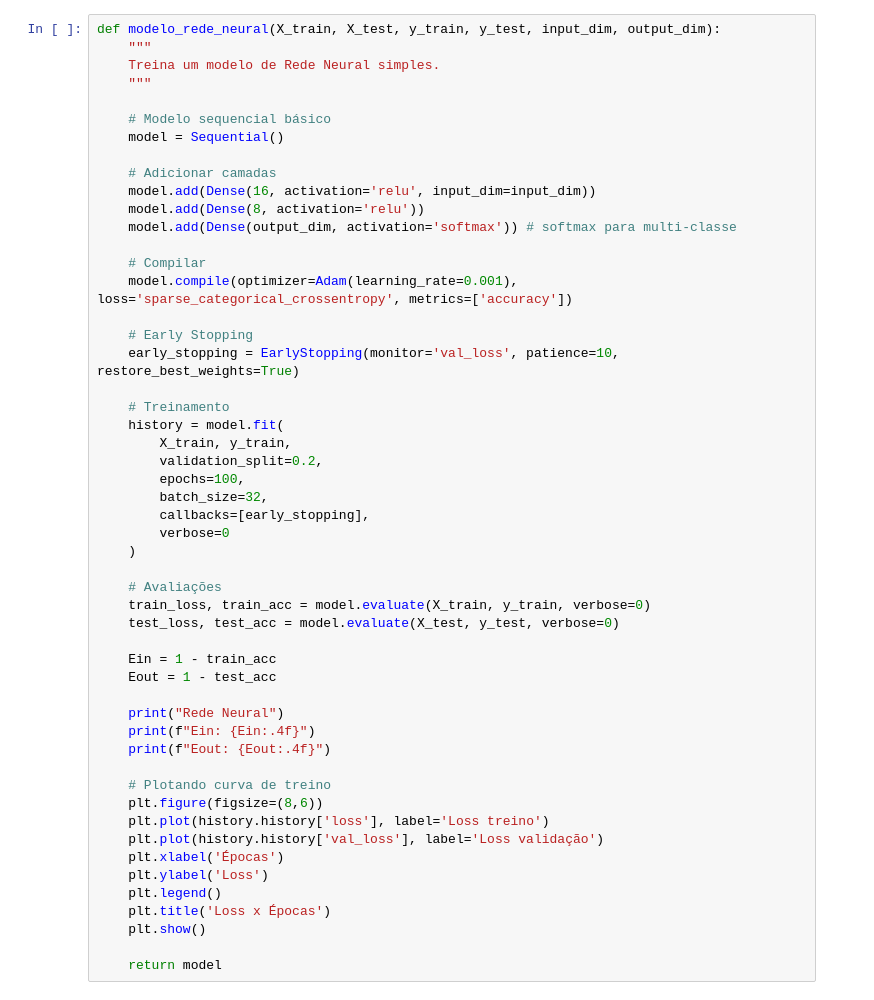
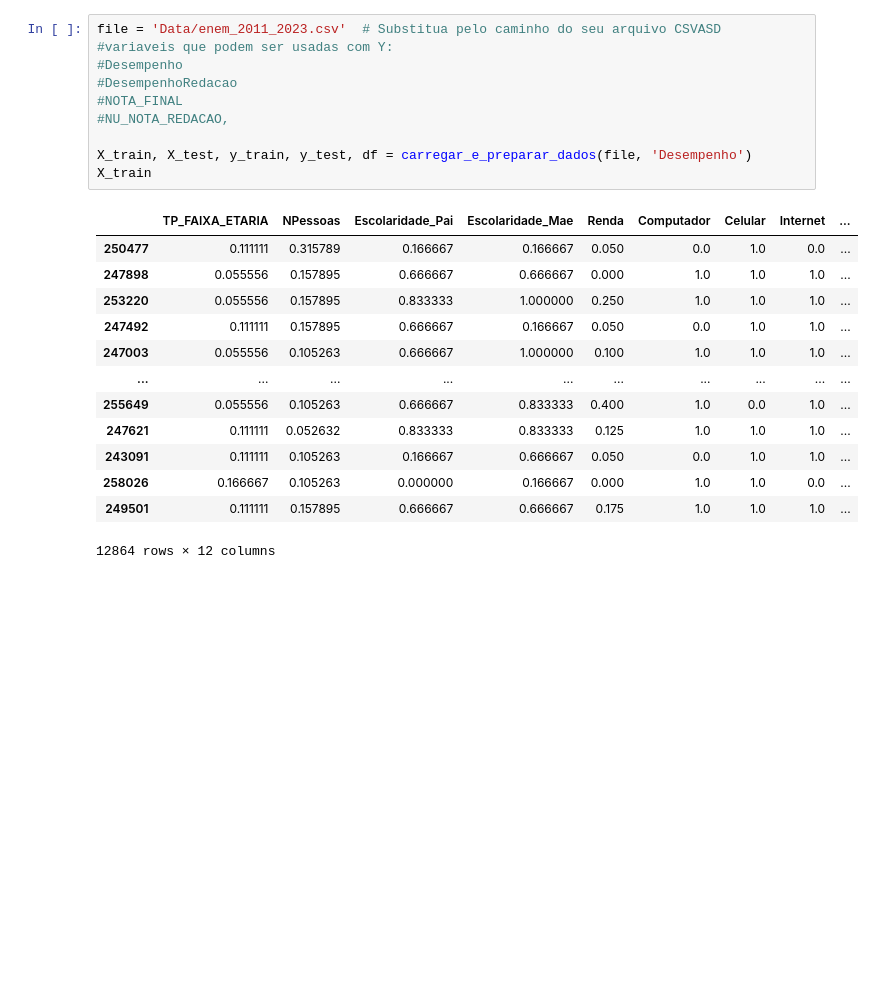
Before and after one commit to mariaeco/MachineLearning, a Jupyter notebook: FinalProject/Projeto_Final_Enem.ipynb, the cells around one changed output. Saved outputs shown, nothing was run; the diff lists cells and outputs as text; blank space fills up the shorter version.

```diff
--- a/FinalProject/Projeto_Final_Enem.ipynb
+++ b/FinalProject/Projeto_Final_Enem.ipynb
@@ -112,52 +80,24 @@ def modelo_svm(X_train, X_test, y_train, y_test):
-# %%
-def modelo_rede_neural(X_train, X_test, y_train, y_test, input_dim, output_dim):
-    """
-    Treina um modelo de Rede Neural simples.
-    """
-
-    # Modelo sequencial básico
-    model = Sequential()
-
-    # Adicionar camadas
-    model.add(Dense(16, activation='relu', input_dim=input_dim))
-    model.add(Dense(8, activation='relu'))
-    model.add(Dense(output_dim, activation='softmax')) # softmax para multi-classe
-
-    # Compilar
-    model.compile(optimizer=Adam(learning_rate=0.001), loss='sparse_categorical_crossentropy', metrics=['accuracy'])
-
-    # Early Stopping
-    early_stopping = EarlyStopping(monitor='val_loss', patience=10, restore_best_weights=True)
-
-    # Treinamento
-    history = model.fit(
-        X_train, y_train,
-        validation_split=0.2,
-        epochs=100,
-        batch_size=32,
-        callbacks=[early_stopping],
-        verbose=0
-    )
-
-    # Avaliações
-    train_loss, train_acc = model.evaluate(X_train, y_train, verbose=0)
-    test_loss, test_acc = model.evaluate(X_test, y_test, verbose=0)
-
-    Ein = 1 - train_acc
-    Eout = 1 - test_acc
-
-    print("Rede Neural")
-    print(f"Ein: {Ein:.4f}")
-    print(f"Eout: {Eout:.4f}")
-
-    # Plotando curva de treino
-    plt.figure(figsize=(8,6))
-    plt.plot(history.history['loss'], label='Loss treino')
-    plt.plot(history.history['val_loss'], label='Loss validação')
-    plt.xlabel('Épocas')
-    plt.ylabel('Loss')
-    plt.legend()
-    plt.title('Loss x Épocas')
-    plt.show()
-
-    return model
+# %%
+file = 'Data/enem_2011_2023.csv'  # Substitua pelo caminho do seu arquivo CSVASD
+#variaveis que podem ser usadas com Y:
+#Desempenho
+#DesempenhoRedacao
+#NOTA_FINAL
+#NU_NOTA_REDACAO,
+
+X_train, X_test, y_train, y_test, df = carregar_e_preparar_dados(file, 'Desempenho')
+X_train
+# %% [output]
+|  | TP_FAIXA_ETARIA | NPessoas | Escolaridade_Pai | Escolaridade_Mae | Renda | Computador | Celular | Internet | ... |
+| 250477 | 0.111111 | 0.315789 | 0.166667 | 0.166667 | 0.050 | 0.0 | 1.0 | 0.0 | ... |
+| 247898 | 0.055556 | 0.157895 | 0.666667 | 0.666667 | 0.000 | 1.0 | 1.0 | 1.0 | ... |
+| 253220 | 0.055556 | 0.157895 | 0.833333 | 1.000000 | 0.250 | 1.0 | 1.0 | 1.0 | ... |
+| 247492 | 0.111111 | 0.157895 | 0.666667 | 0.166667 | 0.050 | 0.0 | 1.0 | 1.0 | ... |
+| 247003 | 0.055556 | 0.105263 | 0.666667 | 1.000000 | 0.100 | 1.0 | 1.0 | 1.0 | ... |
+| ... | ... | ... | ... | ... | ... | ... | ... | ... | ... |
+| 255649 | 0.055556 | 0.105263 | 0.666667 | 0.833333 | 0.400 | 1.0 | 0.0 | 1.0 | ... |
+| 247621 | 0.111111 | 0.052632 | 0.833333 | 0.833333 | 0.125 | 1.0 | 1.0 | 1.0 | ... |
+| 243091 | 0.111111 | 0.105263 | 0.166667 | 0.666667 | 0.050 | 0.0 | 1.0 | 1.0 | ... |
+| 258026 | 0.166667 | 0.105263 | 0.000000 | 0.166667 | 0.000 | 1.0 | 1.0 | 0.0 | ... |
+| 249501 | 0.111111 | 0.157895 | 0.666667 | 0.666667 | 0.175 | 1.0 | 1.0 | 1.0 | ... |
+12864 rows × 12 columns
```
Also changed, not shown: parts of 13 cells of this notebook.
